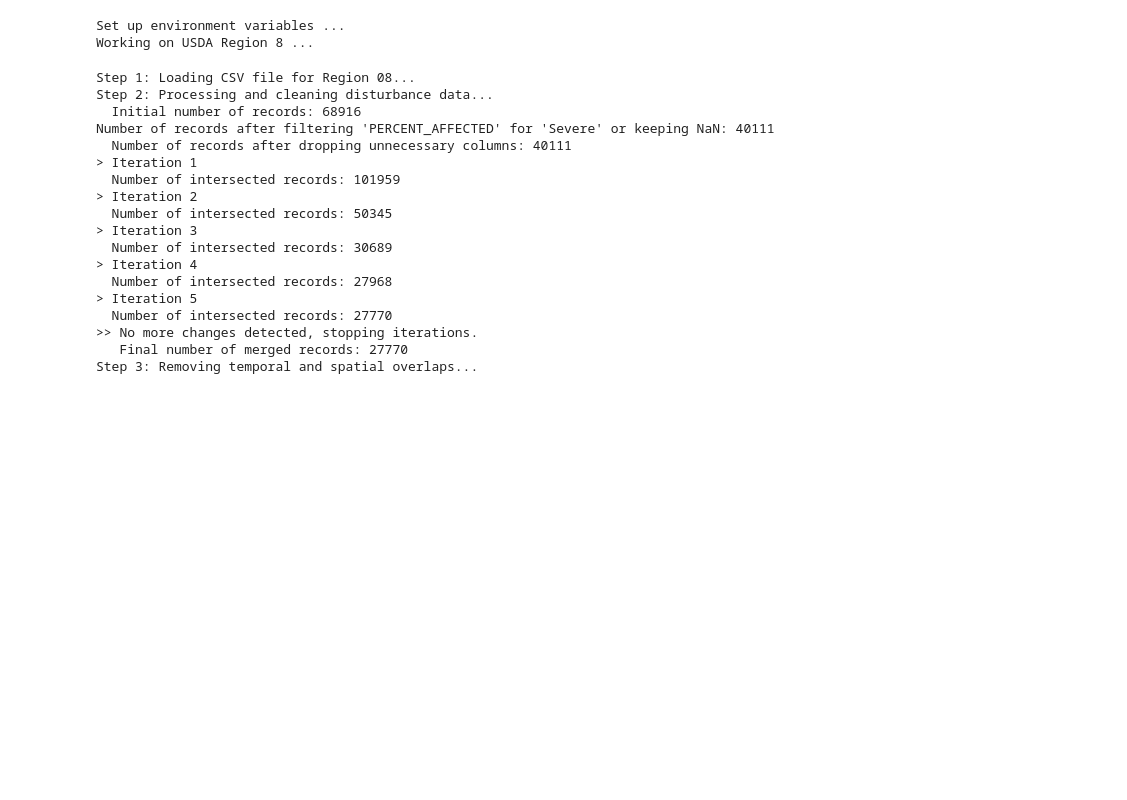
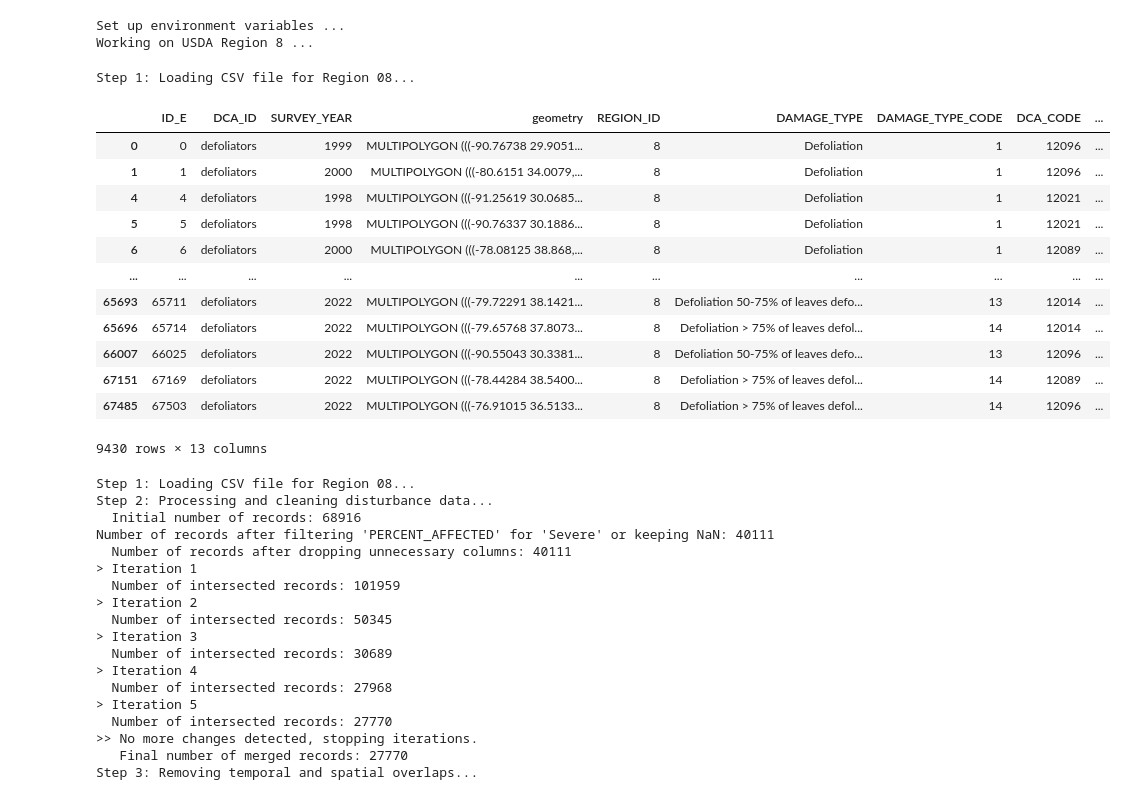
Before and after one commit to Franziska279/ForExD-WP1-P1, a Jupyter notebook: src/01_ids_usda_prep.ipynb, the cells around one changed output. Cells and saved outputs as stored; diff of their text form; code cells hidden in the pictures; blank space fills up the shorter version.

```diff
--- a/src/01_ids_usda_prep.ipynb
+++ b/src/01_ids_usda_prep.ipynb
@@ -836,6 +837,26 @@ custom_colors = parse_custom_colors(custom_colors_json)
 # %% [output]
 Set up environment variables ...
 Working on USDA Region 8 ...
+# %%
+print(f"Step 1: Loading CSV file for Region {region_id}...")
+gdf = load_data(ids_region_file_path)
+gdf = gdf[gdf['DCA_ID']== 'defoliators']
+gdf
+# %% [output]
+Step 1: Loading CSV file for Region 08...
+|  | ID_E | DCA_ID | SURVEY_YEAR | geometry | REGION_ID | DAMAGE_TYPE | DAMAGE_TYPE_CODE | DCA_CODE | ... |
+| 0 | 0 | defoliators | 1999 | MULTIPOLYGON (((-90.76738 29.9051... | 8 | Defoliation | 1 | 12096 | ... |
+| 1 | 1 | defoliators | 2000 | MULTIPOLYGON (((-80.6151 34.0079,... | 8 | Defoliation | 1 | 12096 | ... |
+| 4 | 4 | defoliators | 1998 | MULTIPOLYGON (((-91.25619 30.0685... | 8 | Defoliation | 1 | 12021 | ... |
+| 5 | 5 | defoliators | 1998 | MULTIPOLYGON (((-90.76337 30.1886... | 8 | Defoliation | 1 | 12021 | ... |
+| 6 | 6 | defoliators | 2000 | MULTIPOLYGON (((-78.08125 38.868,... | 8 | Defoliation | 1 | 12089 | ... |
+| ... | ... | ... | ... | ... | ... | ... | ... | ... | ... |
+| 65693 | 65711 | defoliators | 2022 | MULTIPOLYGON (((-79.72291 38.1421... | 8 | Defoliation 50-75% of leaves defo... | 13 | 12014 | ... |
+| 65696 | 65714 | defoliators | 2022 | MULTIPOLYGON (((-79.65768 37.8073... | 8 | Defoliation > 75% of leaves defol... | 14 | 12014 | ... |
+| 66007 | 66025 | defoliators | 2022 | MULTIPOLYGON (((-90.55043 30.3381... | 8 | Defoliation 50-75% of leaves defo... | 13 | 12096 | ... |
+| 67151 | 67169 | defoliators | 2022 | MULTIPOLYGON (((-78.44284 38.5400... | 8 | Defoliation > 75% of leaves defol... | 14 | 12089 | ... |
+| 67485 | 67503 | defoliators | 2022 | MULTIPOLYGON (((-76.91015 36.5133... | 8 | Defoliation > 75% of leaves defol... | 14 | 12096 | ... |
+9430 rows × 13 columns
 # %%
 print(f"Step 1: Loading CSV file for Region {region_id}...")
 gdf = load_data(ids_region_file_path)
```
Also changed, not shown: parts of 2 cells of this notebook, 1 other file.
